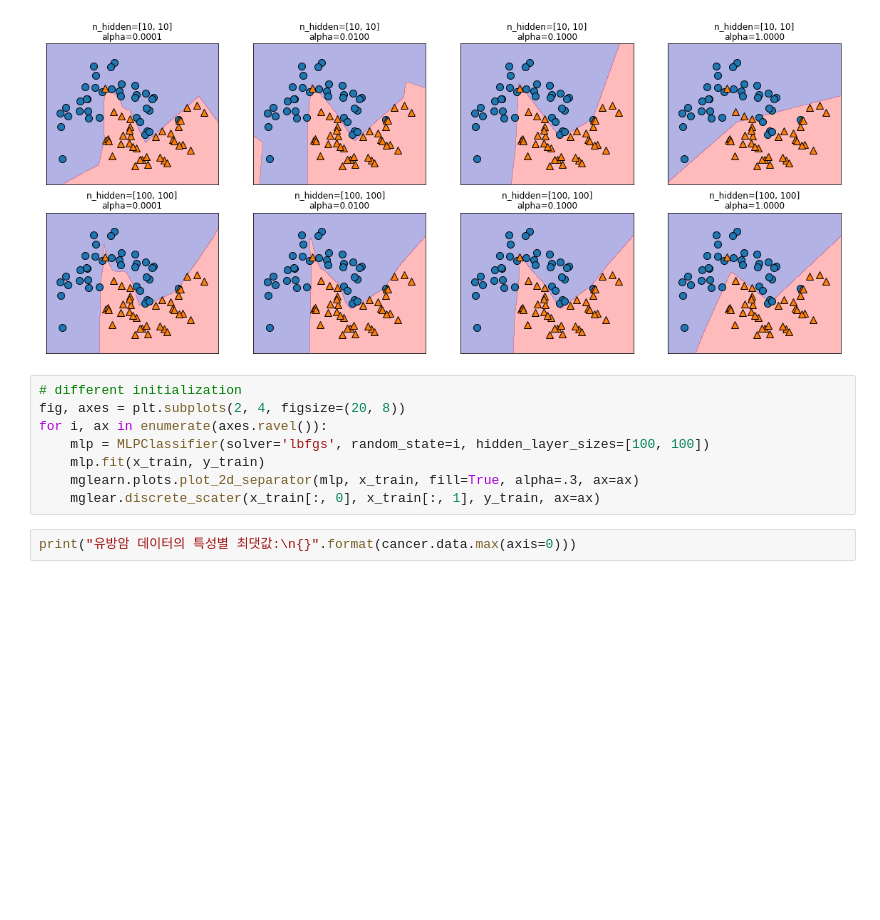
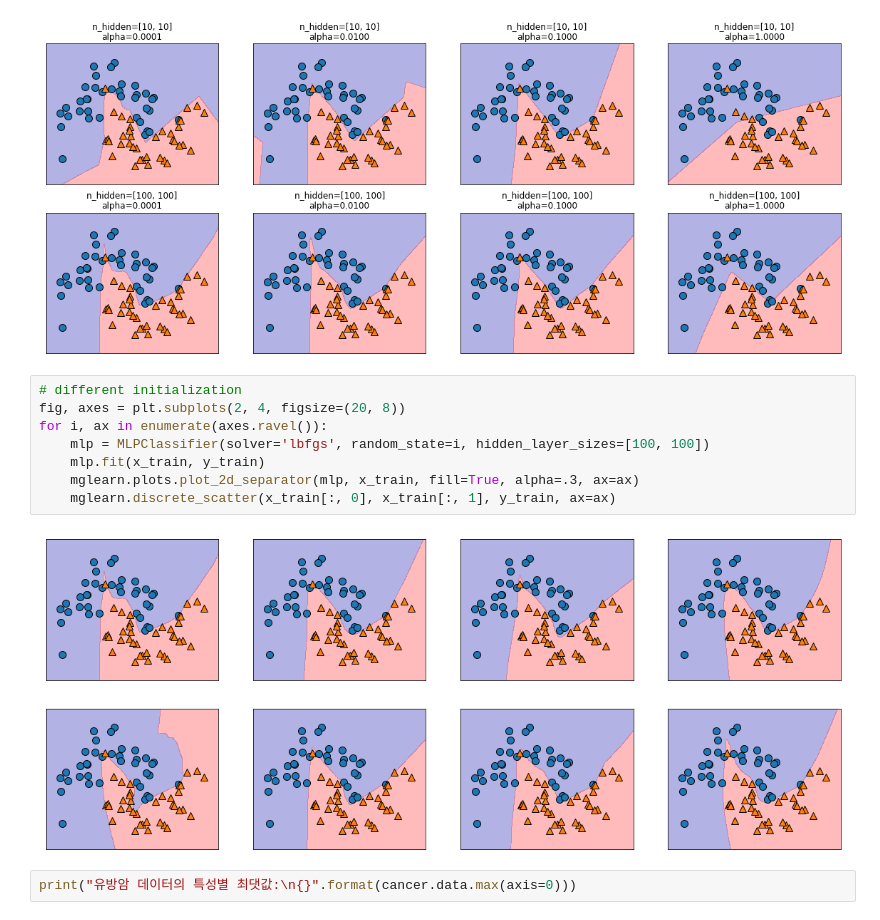
Before and after one commit to JMmmmuu/ML, a Jupyter notebook: IntroToMLwithPython/2_SupervisedLearning.ipynb, the cells around one changed output. Cells and saved outputs as stored; diff of their text form; blank space fills up the shorter version.

```diff
--- a/IntroToMLwithPython/2_SupervisedLearning.ipynb
+++ b/IntroToMLwithPython/2_SupervisedLearning.ipynb
@@ -907,11 +889,13 @@ for axx, n_hidden_nodes in zip(axes, [10, 100]):
 # %%
 # different initialization
 fig, axes = plt.subplots(2, 4, figsize=(20, 8))
 for i, ax in enumerate(axes.ravel()):
     mlp = MLPClassifier(solver='lbfgs', random_state=i, hidden_layer_sizes=[100, 100])
     mlp.fit(x_train, y_train)
     mglearn.plots.plot_2d_separator(mlp, x_train, fill=True, alpha=.3, ax=ax)
-    mglear.discrete_scater(x_train[:, 0], x_train[:, 1], y_train, ax=ax)
+    mglearn.discrete_scatter(x_train[:, 0], x_train[:, 1], y_train, ax=ax)
+# %% [output]
+[figure, added]
 # %%
 print("유방암 데이터의 특성별 최댓값:\n{}".format(cancer.data.max(axis=0)))
 # %% [output]
```
Also changed, not shown: parts of 11 cells of this notebook.
